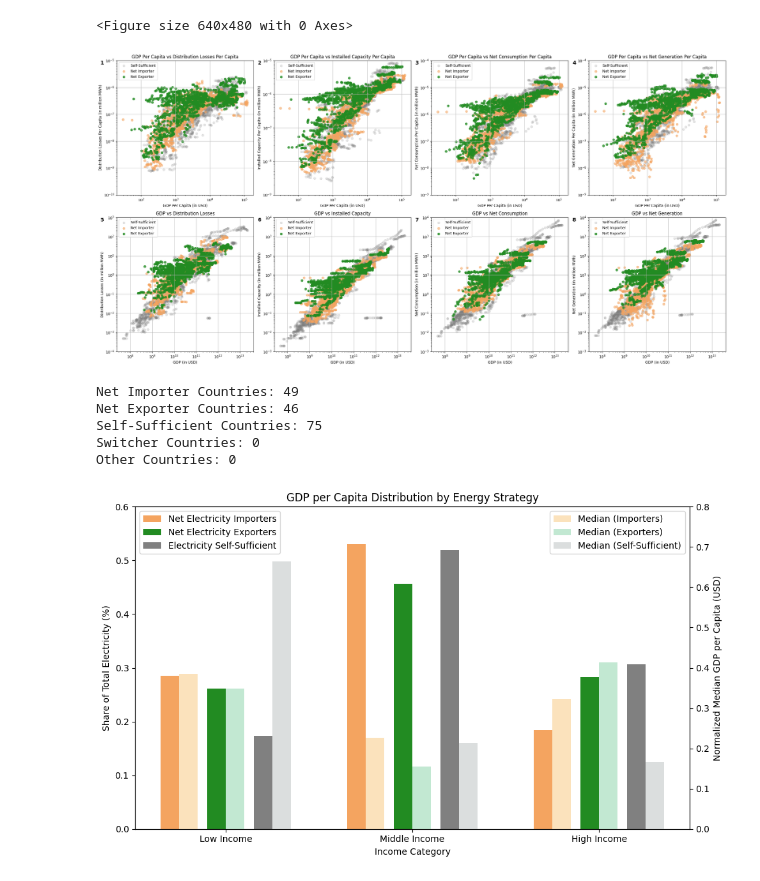
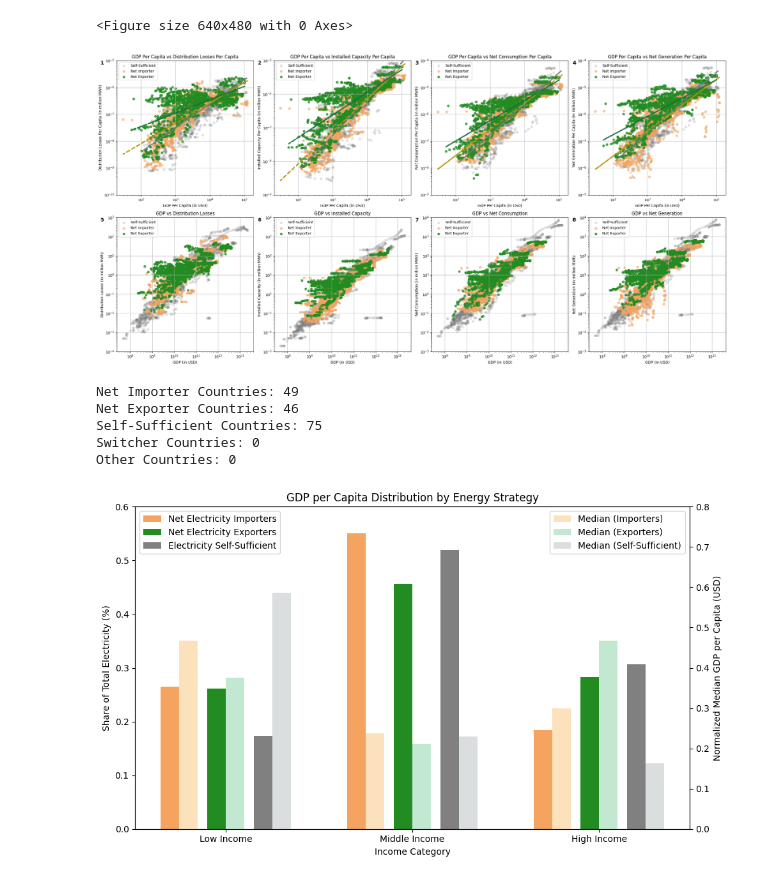
Before and after one commit to xiaothua/CMSE830, a Jupyter notebook: 3_data_processing.ipynb, the cells around one changed output. Drawn from its saved outputs; the diff is of its cells as text; code cells hidden in the pictures.

```diff
--- a/3_data_processing.ipynb
+++ b/3_data_processing.ipynb
@@ -431,11 +466,11 @@ self_sufficient_countries = energy_status[energy_status == 'Energy Self-Sufficie
 switcher_countries = energy_status[energy_status == 'Frequent Import-Export Switcher'].index
 other_countries = energy_status[energy_status == 'Other'].index
 
-data_importers = data_cleaned.loc[importer_countries]
-data_exporters = data_cleaned.loc[exporter_countries]
-data_self_sufficient = data_cleaned.loc[self_sufficient_countries]
-data_switchers = data_cleaned.loc[switcher_countries]
-data_others = data_cleaned.loc[other_countries]
+data_importers = data_imputation.loc[importer_countries]
+data_exporters = data_imputation.loc[exporter_countries]
+data_self_sufficient = data_imputation.loc[self_sufficient_countries]
+data_switchers = data_imputation.loc[switcher_countries]
+data_others = data_imputation.loc[other_countries]
 
 # 4.2 Plot
 # Define y-axis limits for each feature
@@ -496,6 +531,20 @@ def plot_scatter(ax, x_feature, y_feature, title, y_lim=None):
         ax.legend()
     ax.grid(True)
 
+def add_regression_line(ax, x_data, y_data, color, label):
+    # Flatten the data and remove zero values
+    x_data = x_data.values.flatten()
+    y_data = y_data.values.flatten()
+    valid_mask = (x_data > 0) & (y_data > 0)
+    x_data, y_data = x_data[valid_mask], y_data[valid_mask]
+
+    # Check if there are enough data points for regression
+    if len(x_data) > 1 and len(y_data) > 1:
+        # Fit a linear regression model in log-log space
+        coeffs = np.polyfit(np.log10(x_data), np.log10(y_data), 1)
+        fit_y = 10 ** (coeffs[0] * np.log10(x_data) + coeffs[1])  # Calculate the fitted y values
+        ax.plot(x_data, fit_y, color=color, linestyle='--', linewidth=3, label=f'{label} Trend')
+
 def add_transparent_overlay(ax, x_range, y_range, alpha=0.25):
     ax.fill_between(x_range, y_range[0], y_range[1], color='lightsteelblue', alpha=alpha)
 
@@ -542,6 +591,16 @@ for i, feature in enumerate(electricity_features):
     # add_transparent_overlay(axes[i], x_range=(1136, 13845), y_range=y_limits.get(feature)) # middle income countries
     # Add subplot label with numeric index
     axes[i].text(-0.12, 1, f'{i + 1}', transform=axes[i].transAxes, fontsize=14, verticalalignment='top', fontweight='bold')
+    # Add regression lines
+    if not data_self_sufficient.empty:
+        add_regression_line(axes[i], data_self_sufficient.xs('Economics: GDP Per Capita', level=1),
+                            data_self_sufficient.xs(feature, level=1), '#717D7E', 'Self-Sufficient')
+    if not data_importers.empty:
+        add_regression_line(axes[i], data_importers.xs('Economics: GDP Per Capita', level=1),
+                            data_importers.xs(feature, level=1), '#B7950B', 'Net Importer')
+    if not data_exporters.empty:
+        add_regression_line(axes[i], data_exporters.xs('Economics: GDP Per Capita', level=1),
+                            data_exporters.xs(feature, level=1), '#196F3D', 'Net Exporter')
 
 for i, feature in enumerate(electricity_features_2):
     plot_scatter(axes[i + 4], 'Economics: GDP', feature, f'GDP vs {feature.replace("Electricity: ", "")}', y_lim=y_limits_2.get(feature))
@@ -562,7 +621,7 @@ print(f"Switcher Countries: {len(switcher_countries)}")
 print(f"Other Countries: {len(other_countries)}")
 
 # 4.2 Calculate GDP per capita distribution for each group
-gdp_per_capita = data_cleaned.xs('Economics: GDP Per Capita', level=1)
+gdp_per_capita = data_imputation.xs('Economics: GDP Per Capita', level=1)
 
 def calculate_gdp_distribution(group_data, year):
     thresholds = income_thresholds[year]
@@ -606,32 +665,32 @@ ax.bar(x + width + 0.1, gdp_self_sufficient[:3], width, label='Electricity Self-
 # Plot average GDP per capita for each income category
 avg_gdp_values_importers = gdp_importers[3:]
 avg_gdp_values_exporters = gdp_exporters[3:]
 avg_gdp_values_self_sufficient = gdp_self_sufficient[3:]
 
 ax2 = ax.twinx()  # Create a secondary y-axis
 bar1 = ax2.bar(x - width - 0.1, avg_gdp_values_importers, width, color='#FAD7A0', alpha=0.7, label='Median (Importers)')
 bar2 = ax2.bar(x + 0.05, avg_gdp_values_exporters, width, color='#A9DFBF', alpha=0.7, label='Median (Exporters)')
 bar3 = ax2.bar(x + width + 0.2, avg_gdp_values_self_sufficient, width, color='#CCD1D1', alpha=0.7, label='Median (Self-Sufficient)')
 ax2.set_ylabel('Normalized Median GDP per Capita (USD)')
 
 # Set labels and title
 ax.set_xlabel('Income Category')
 ax.set_ylabel('Share of Total Electricity (%)')
 ax.set_title('GDP per Capita Distribution by Energy Strategy')
 ax.set_xticks(x)
 ax.set_xticklabels(categories)
 ax.legend(loc='upper left')
 ax.set_ylim(0,0.6)
 ax2.legend(loc='upper right')
 ax2.set_ylim(0,0.8)
 
 plt.tight_layout()
 plt.show()
 # %% [output]
-[figure, old version]
+[figure, new version]
 Net Importer Countries: 49
 Net Exporter Countries: 46
 Self-Sufficient Countries: 75
 Switcher Countries: 0
 Other Countries: 0
-[figure, old version]
+[figure, new version]
```
Also changed, not shown: parts of 4 cells of this notebook, 4 other files.
